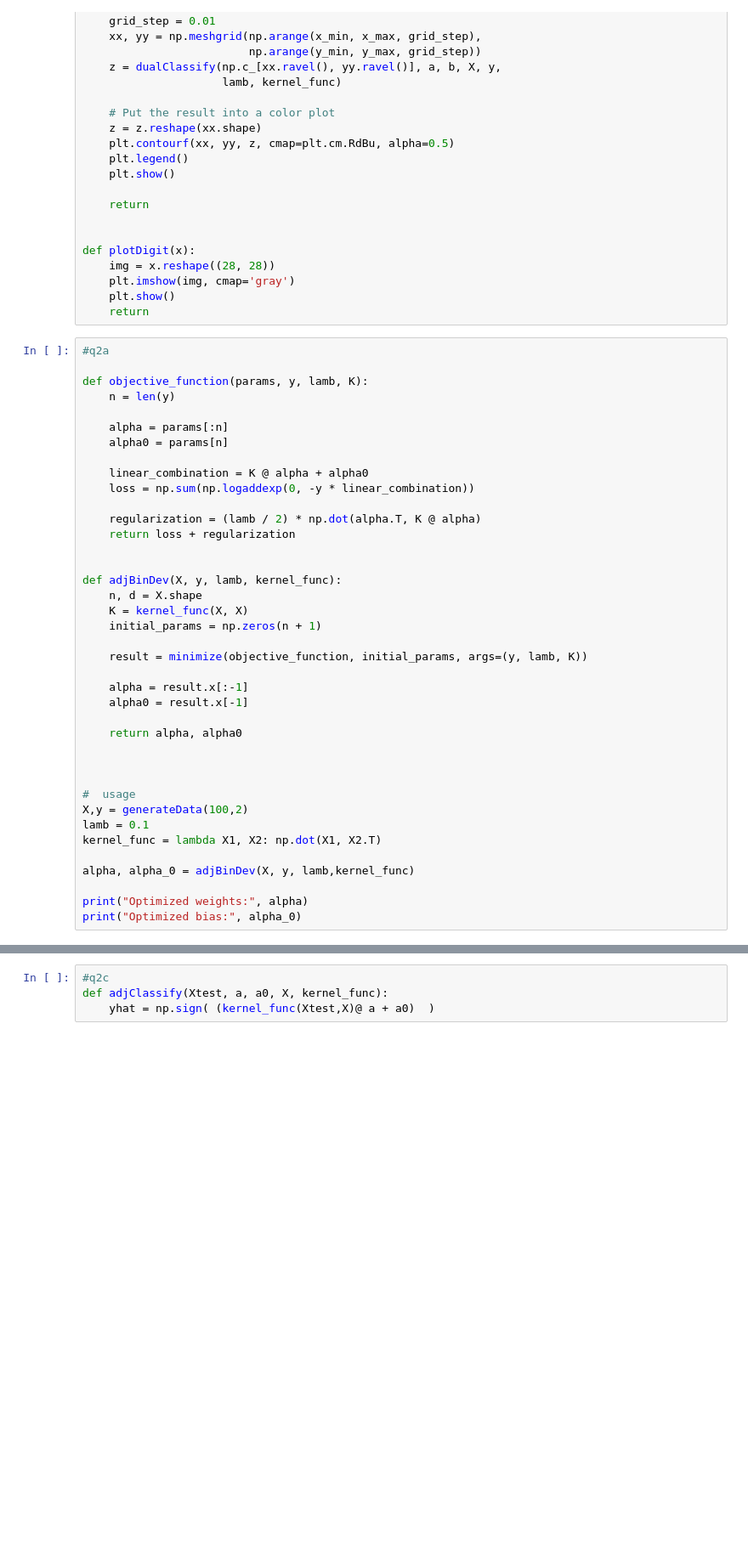
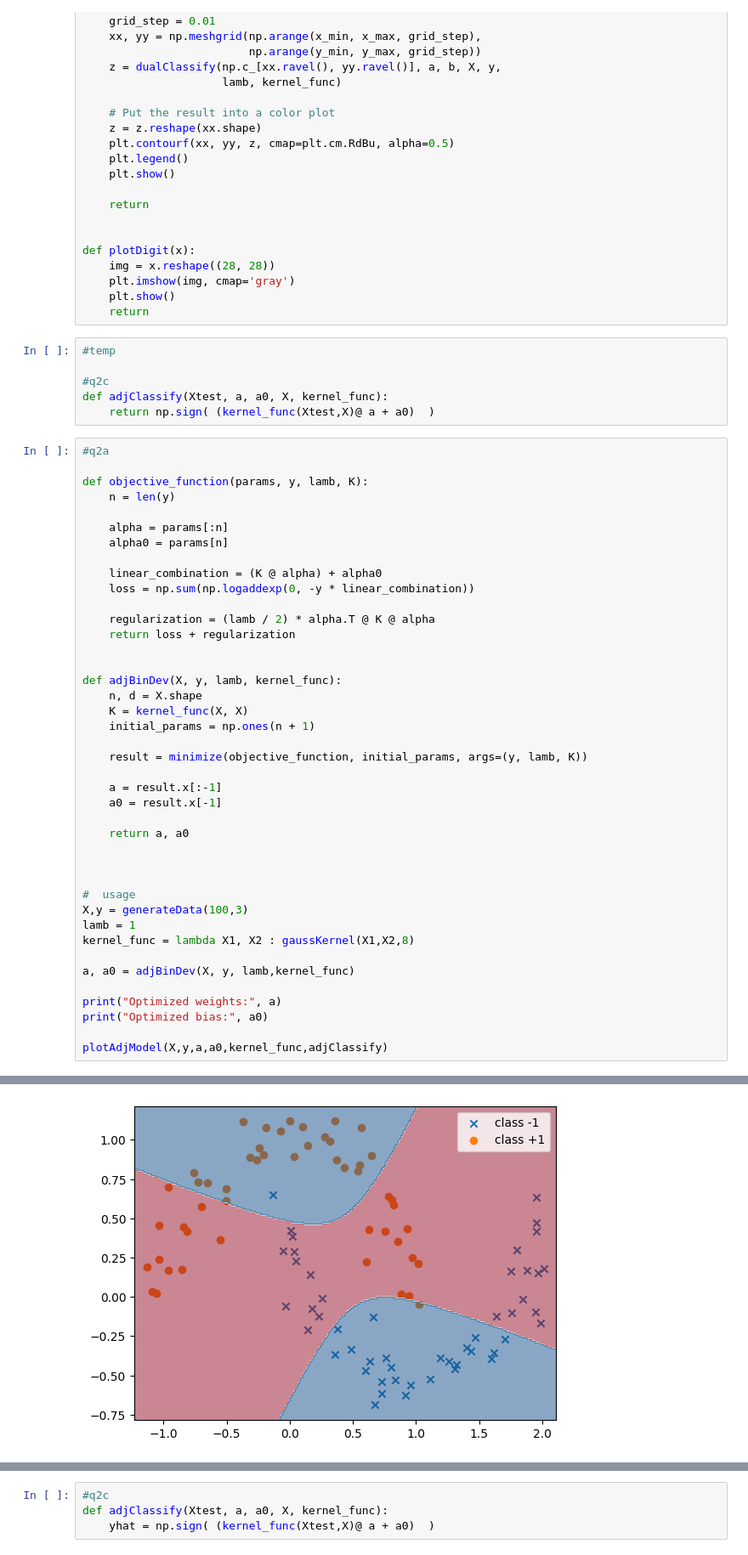
Before and after one commit to MarioPardo/C3105_Group62, a Jupyter notebook: Assignment2/Q2/a2_q2.ipynb, the cells around one changed output, grey strips where cells are left out. Shown at 85% size. Saved outputs shown, nothing was run; the diff lists cells and outputs as text; blank space fills up the shorter version.

```diff
--- a/Assignment2/Q2/a2_q2.ipynb
+++ b/Assignment2/Q2/a2_q2.ipynb
@@ -161,6 +161,12 @@ def plotDigit(x):
     plt.imshow(img, cmap='gray')
     plt.show()
     return
+# %%
+#temp
+
+#q2c
+def adjClassify(Xtest, a, a0, X, kernel_func):
+    return np.sign( (kernel_func(Xtest,X)@ a + a0)  )
 # %%
 #q2a
 
@@ -170,34 +176,36 @@ def objective_function(params, y, lamb, K):
     alpha = params[:n]
     alpha0 = params[n]
 
-    linear_combination = K @ alpha + alpha0
+    linear_combination = (K @ alpha) + alpha0
     loss = np.sum(np.logaddexp(0, -y * linear_combination))
 
-    regularization = (lamb / 2) * np.dot(alpha.T, K @ alpha)
+    regularization = (lamb / 2) * alpha.T @ K @ alpha
     return loss + regularization
 
 
 def adjBinDev(X, y, lamb, kernel_func):
     n, d = X.shape
     K = kernel_func(X, X)
-    initial_params = np.zeros(n + 1)
+    initial_params = np.ones(n + 1)
 
     result = minimize(objective_function, initial_params, args=(y, lamb, K))
 
-    alpha = result.x[:-1]
-    alpha0 = result.x[-1]
+    a = result.x[:-1]
+    a0 = result.x[-1]
 
-    return alpha, alpha0
+    return a, a0
 
 
 
 #  usage
-X,y = generateData(100,2)
-lamb = 0.1
-kernel_func = lambda X1, X2: np.dot(X1, X2.T)
+X,y = generateData(100,3)
+lamb = 1
+kernel_func = lambda X1, X2 : gaussKernel(X1,X2,8)
 
-alpha, alpha_0 = adjBinDev(X, y, lamb,kernel_func)
+a, a0 = adjBinDev(X, y, lamb,kernel_func)
 
-print("Optimized weights:", alpha)
-print("Optimized bias:", alpha_0)
+print("Optimized weights:", a)
+print("Optimized bias:", a0)
+
+plotAdjModel(X,y,a,a0,kernel_func,adjClassify)
 # %% [output]
@@ -221,3 +229,4 @@ Optimized bias: 0.7537719414788249
+[figure, added]
 # %%
 #q2b
 
```
Also changed, not shown: parts of 3 cells of this notebook, 2 other files.
